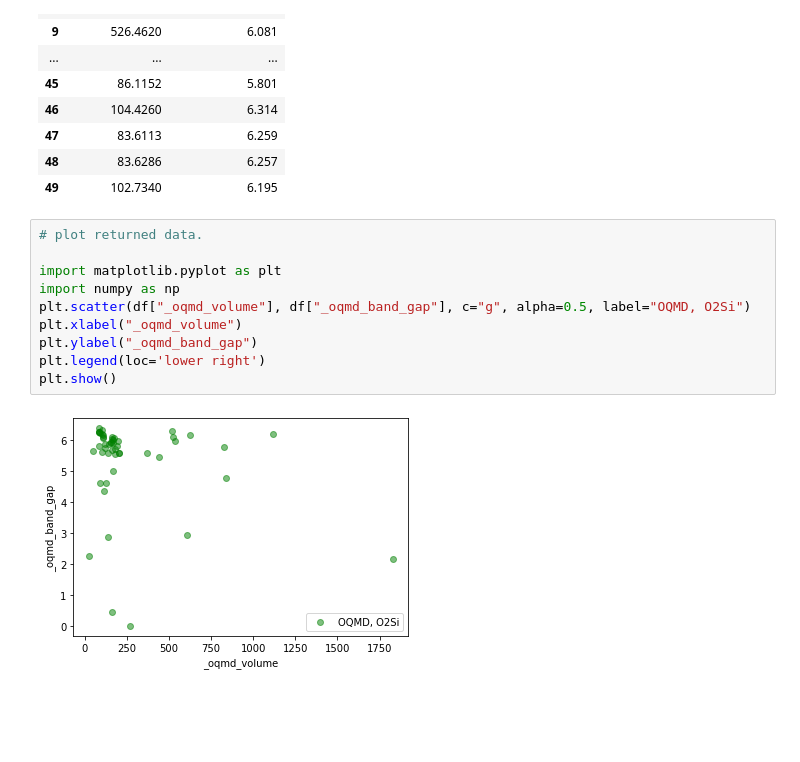
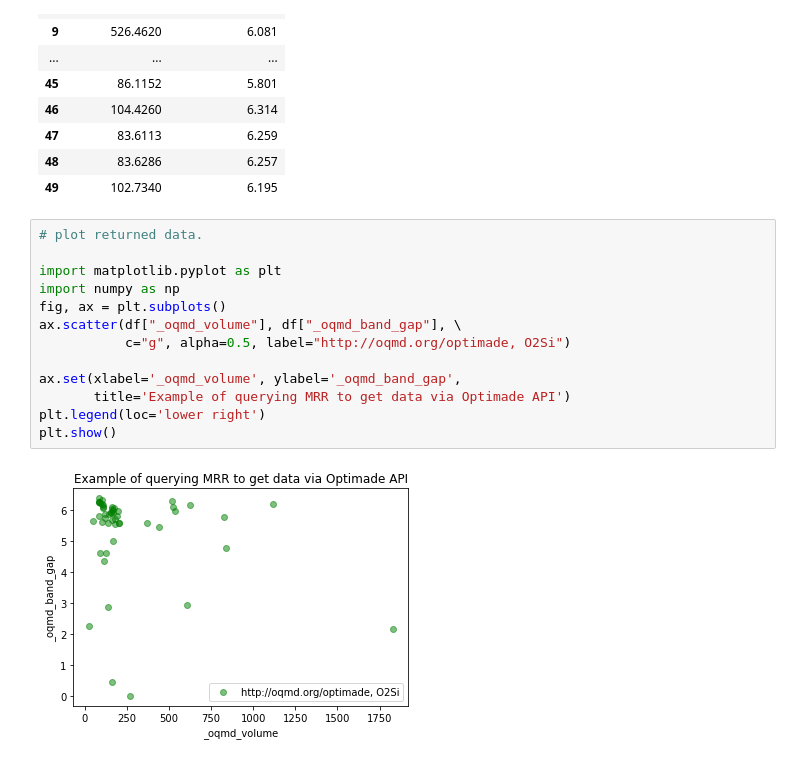
Before and after one commit to usnistgov/nmrr-optimade-demo, a Jupyter notebook: mrr_optimade_oqmd_query_demo.ipynb, the cells around one changed output. Drawn from its saved outputs; the diff is of its cells as text; blank space fills up the shorter version.

Commit message:
Update plot to improve context

```diff
--- a/mrr_optimade_oqmd_query_demo.ipynb
+++ b/mrr_optimade_oqmd_query_demo.ipynb
@@ -123,12 +123,15 @@ df
 # %%
 # plot returned data.
 
 import matplotlib.pyplot as plt
 import numpy as np
-plt.scatter(df["_oqmd_volume"], df["_oqmd_band_gap"], c="g", alpha=0.5, label="OQMD, O2Si")
-plt.xlabel("_oqmd_volume")
-plt.ylabel("_oqmd_band_gap")
+fig, ax = plt.subplots()
+ax.scatter(df["_oqmd_volume"], df["_oqmd_band_gap"], \
+           c="g", alpha=0.5, label="http://oqmd.org/optimade, O2Si")
+
+ax.set(xlabel='_oqmd_volume', ylabel='_oqmd_band_gap',
+       title='Example of querying MRR to get data via Optimade API')
 plt.legend(loc='lower right')
 plt.show()
 # %% [output]
-[figure, old version]
+[figure, new version]
```
